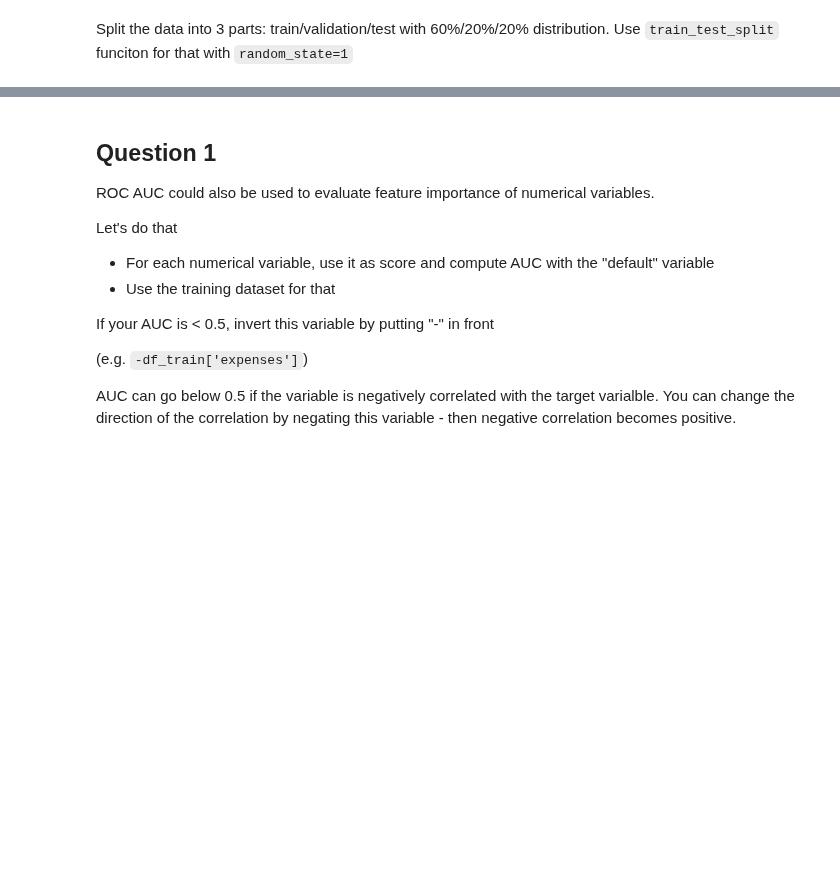
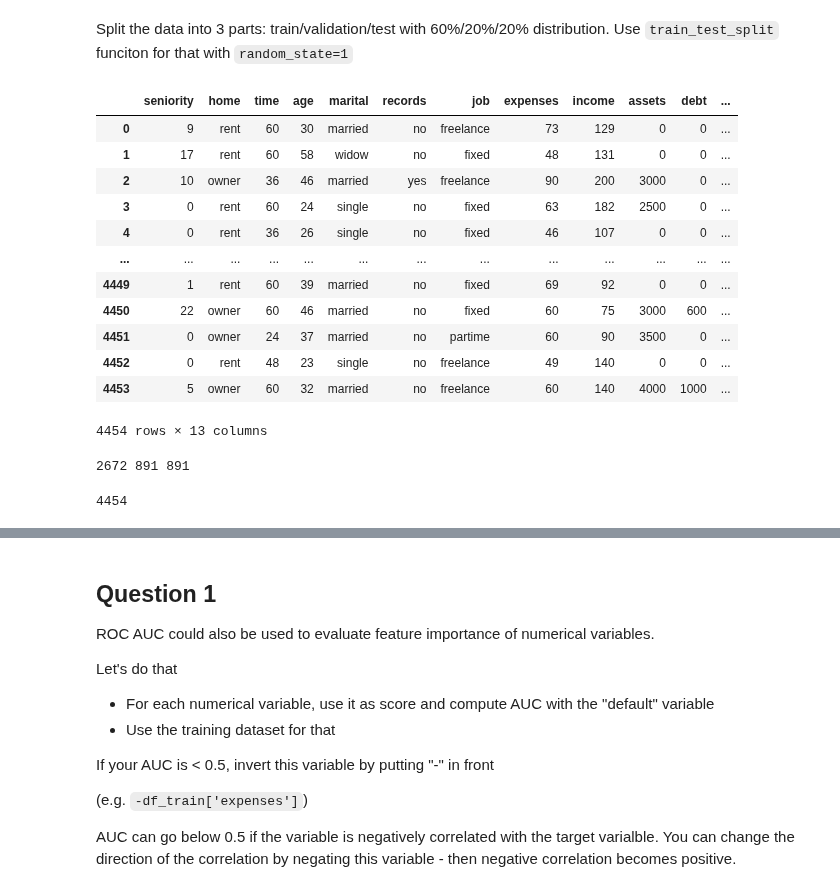
Before and after one commit to depknaraynscientist/Data_Science, a Jupyter notebook: ML_Zoomcamp_A4.ipynb, the cells around one changed output, grey strips where cells are left out. Saved outputs shown, nothing was run; the diff lists cells and outputs as text; code cells hidden in the pictures; blank space fills up the shorter version.

```diff
--- a/ML_Zoomcamp_A4.ipynb
+++ b/ML_Zoomcamp_A4.ipynb
@@ -111,0 +170,19 @@ Split the data into 3 parts: train/validation/test with 60%/20%/20% distribution
+# %%
+X = df.copy() #copy the df
+y = X['default'] #get o/p var
+X = X.iloc[:,:-1]
+X
+# %% [output]
+|  | seniority | home | time | age | marital | records | job | expenses | income | assets | debt | ... |
+| 0 | 9 | rent | 60 | 30 | married | no | freelance | 73 | 129 | 0 | 0 | ... |
+| 1 | 17 | rent | 60 | 58 | widow | no | fixed | 48 | 131 | 0 | 0 | ... |
+| 2 | 10 | owner | 36 | 46 | married | yes | freelance | 90 | 200 | 3000 | 0 | ... |
+| 3 | 0 | rent | 60 | 24 | single | no | fixed | 63 | 182 | 2500 | 0 | ... |
+| 4 | 0 | rent | 36 | 26 | single | no | fixed | 46 | 107 | 0 | 0 | ... |
+| ... | ... | ... | ... | ... | ... | ... | ... | ... | ... | ... | ... | ... |
+| 4449 | 1 | rent | 60 | 39 | married | no | fixed | 69 | 92 | 0 | 0 | ... |
+| 4450 | 22 | owner | 60 | 46 | married | no | fixed | 60 | 75 | 3000 | 600 | ... |
+| 4451 | 0 | owner | 24 | 37 | married | no | partime | 60 | 90 | 3500 | 0 | ... |
+| 4452 | 0 | rent | 48 | 23 | single | no | freelance | 49 | 140 | 0 | 0 | ... |
+| 4453 | 5 | owner | 60 | 32 | married | no | freelance | 60 | 140 | 4000 | 1000 | ... |
+4454 rows × 13 columns
@@ -111,0 +192,5 @@ Split the data into 3 parts: train/validation/test with 60%/20%/20% distribution
+# %%
+print(len(X_train), len(X_val), len(X_test))
+# %% [output]
+2672 891 891
+4454
```
Also changed, not shown: parts of 15 cells of this notebook.
